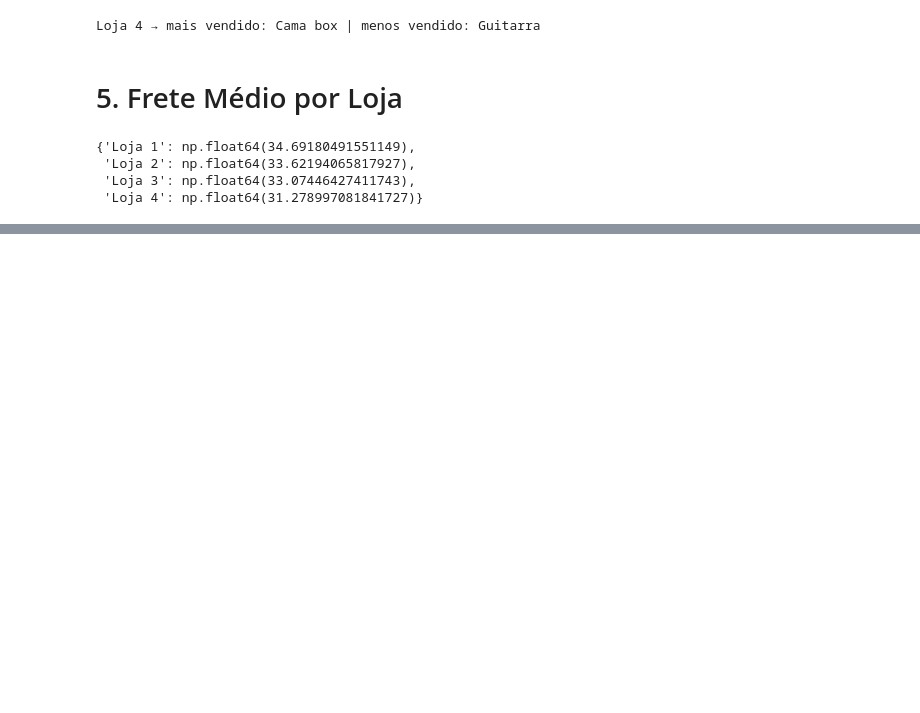
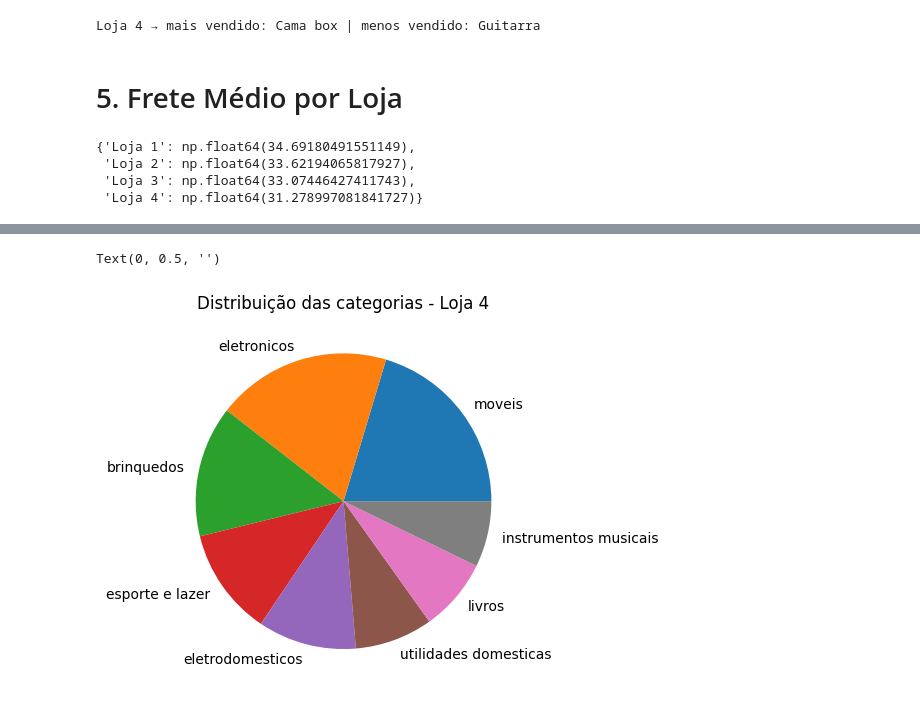
Before and after one commit to JeffersonSenaa/ONE-Challenger-1-Data-Science, a Jupyter notebook: AluraStoreBr.ipynb, the cells around one changed output, grey strips where cells are left out. Cells and saved outputs as stored; diff of their text form; code cells hidden in the pictures; blank space fills up the shorter version.

```diff
--- a/AluraStoreBr.ipynb
+++ b/AluraStoreBr.ipynb
@@ -182,0 +211,7 @@ fretes_medios
+# %%
+categorias_loja4.plot.pie()
+plt.title('Distribuição das categorias - Loja 4')
+plt.ylabel('')
+# %% [output]
+Text(0, 0.5, '')
+[figure, added]
```
Also changed, not shown: parts of 8 cells of this notebook.
